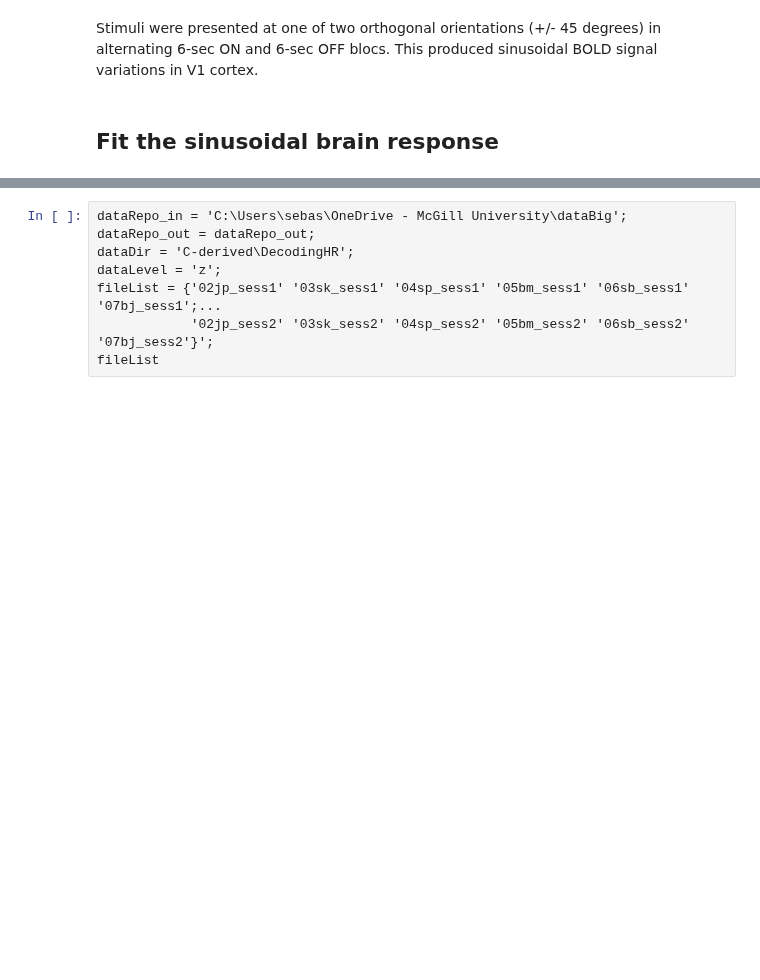
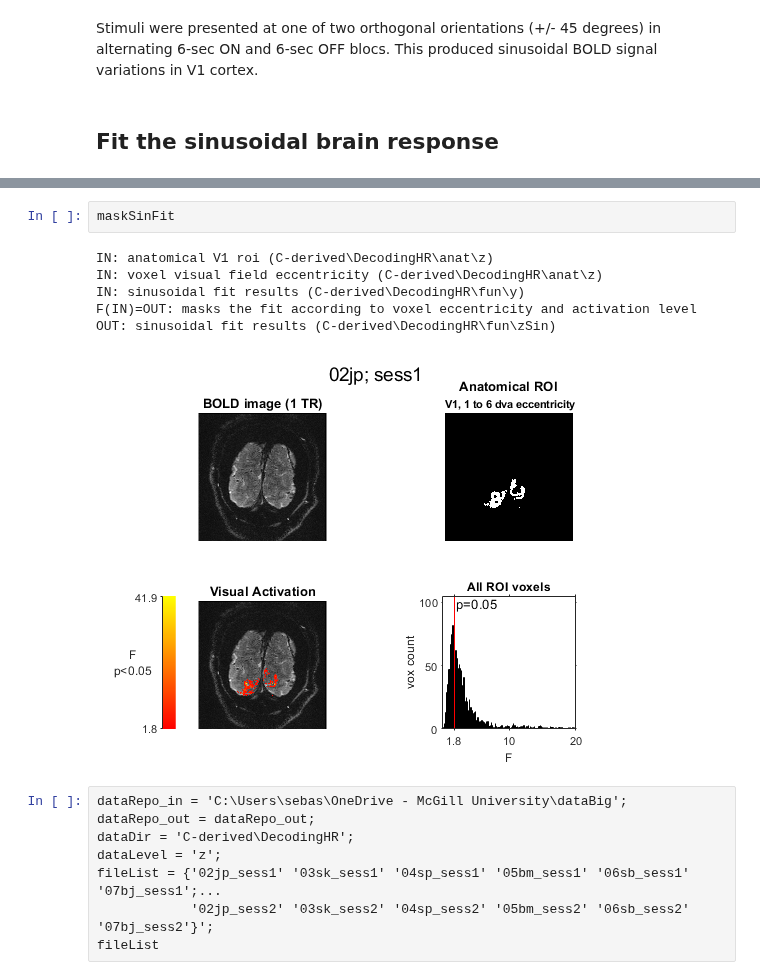
Before and after one commit to Proulx-S/HRdelay, a Jupyter notebook: neuroimaging/DecodingHR.ipynb, the cells around one changed output, grey strips where cells are left out. Saved outputs shown, nothing was run; the diff lists cells and outputs as text; blank space fills up the shorter version.

Commit message:
Linking the sinusoidal fit results to ROI wise analysis
Correspondence to previously run analysis confirmed, meaning the runFit.m is ok.

```diff
--- a/neuroimaging/DecodingHR.ipynb
+++ b/neuroimaging/DecodingHR.ipynb
@@ -20,6 +24,15 @@ IN: preprocessed functionals (C-derived\DecodingHR\fun\x)
 IN: stimulus timing (B-clean\DecodingHR\stim\160118_cyclicStim\data)
 F(IN)=OUT: 2-df sinusoidal fit to single voxel time series
 OUT: fit params and stats + HRF estimates (C-derived\DecodingHR\fun\x)
+# %%
+maskSinFit
+# %% [output]
+IN: anatomical V1 roi (C-derived\DecodingHR\anat\z)
+IN: voxel visual field eccentricity (C-derived\DecodingHR\anat\z)
+IN: sinusoidal fit results (C-derived\DecodingHR\fun\y)
+F(IN)=OUT: masks the fit according to voxel eccentricity and activation level
+OUT: sinusoidal fit results (C-derived\DecodingHR\fun\zSin)
+[figure, added]
 # %%
 dataRepo_in = 'C:\Users\sebas\OneDrive - McGill University\dataBig';
 dataRepo_out = dataRepo_out;
```
Also changed, not shown: parts of 2 cells of this notebook, 3 other files.
